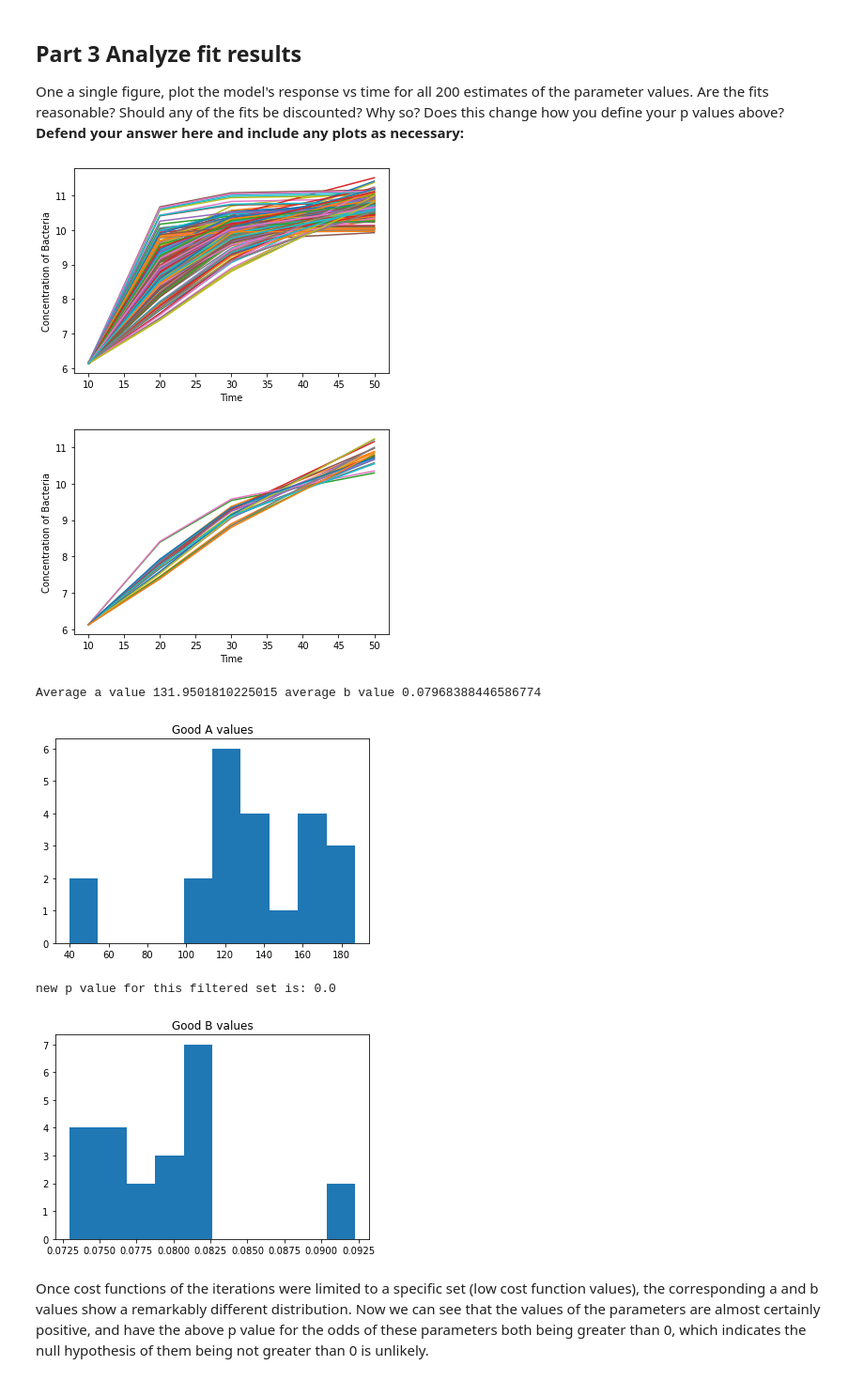
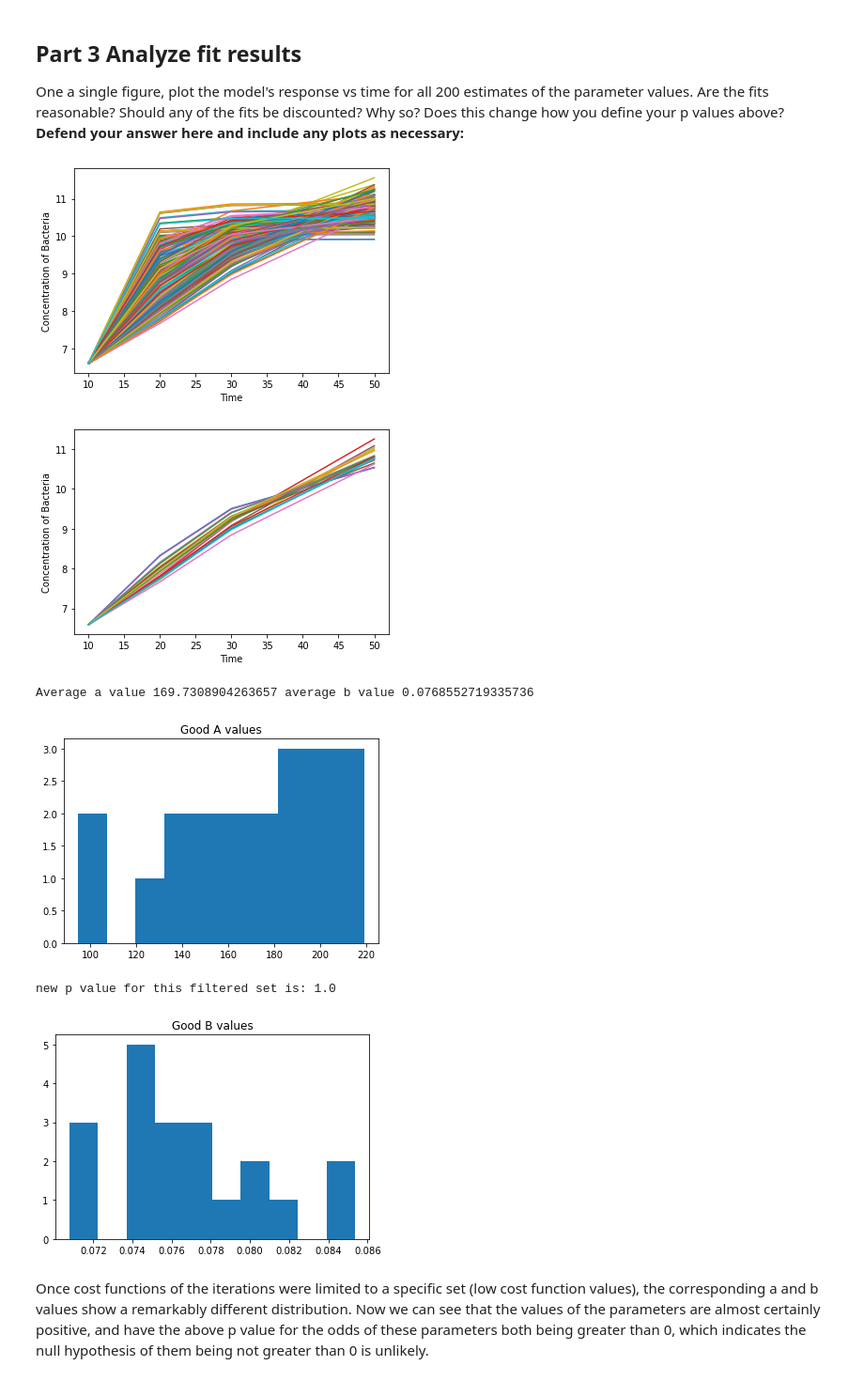
Before and after one commit to mdsnbutler/ChE_2410-Public-Repo, a Jupyter notebook: Homework/Homework 6 Bootstrapping Parameter Ranges.ipynb, the cells around one changed output. Shown at 94% size. Cells and saved outputs as stored; diff of their text form; code cells hidden in the pictures.

```diff
--- a/Homework/Homework 6 Bootstrapping Parameter Ranges.ipynb
+++ b/Homework/Homework 6 Bootstrapping Parameter Ranges.ipynb
@@ -33,7 +33,7 @@ averages = []
 dat = pd.read_csv(r"C:\Users\mdsnb\OneDrive\Documents\GitHub\ChE_2410_Math\Homework\Homework 6 Data.csv")
 
 #what does the data look like
-#print(dat)
+print(dat)
 
 #making array with averages of experiments
 for k in range(len(dat.index)):
@@ -46,7 +46,7 @@ averagescolumn = tempavgs.reshape((4, 1))
 
 #establish time values, initial conditions, and known parameters
 tvalues = [10, 20, 30, 50]
-ic = (dat.iloc[0, 1:4].mean(), 0.3, 0.8)
+ic = (dat.iloc[0, 1:5].mean(), 0.3, 0.8)
 
 #ODE system definition
 def sys(y, t, a, b):
@@ -168,47 +173,47 @@ plt.xlabel('Time')
 plt.ylabel('Concentration of Bacteria')
 plt.show()
 # %% [output]
-[figure, old version]
+[figure, new version]
 # %%
 goodas = []
 goodbs = []
 
 for k in range(len(avals)):
     if cfvals[k] < 240:
         tempa = avals[k]
         tempb = bvals[k]
         goodas.append(tempa)
         goodbs.append(tempb)
         temparray = odeint(sys, y0 = ic[0], t = tvalues, args = (tempa, tempb))
         plt.plot([10, 20, 30, 50], temparray)
 
 plt.xlabel('Time')
 plt.ylabel('Concentration of Bacteria')
 plt.show()
 
 print('Average a value', np.average(goodas), 'average b value', np.average(goodbs))
 
 plt.hist(goodas)
 plt.title('Good A values')
 plt.show()
 plt.hist(goodbs)
 plt.title('Good B values')
 
 newtally = 0
 for k in range(len(goodas)):
-    if goodas[k] <= 0:
-        if goodbs[k] <= 0:
+    if goodas[k] >= 0:
+        if goodbs[k] >= 0:
             newtally = newtally + 1
 
 newpvalue = newtally/len(goodas)
 
 print('new p value for this filtered set is:', newpvalue)
 # %% [output]
-[figure, old version]
+[figure, new version]
-Average a value 131.9501810225015 average b value 0.07968388446586774
+Average a value 169.7308904263657 average b value 0.0768552719335736
-[figure, old version]
+[figure, new version]
-new p value for this filtered set is: 0.0
+new p value for this filtered set is: 1.0
-[figure, old version]
+[figure, new version]
 # %% [markdown]
 Once cost functions of the iterations were limited to a specific set (low cost function values), the corresponding a and b values show a remarkably different distribution. Now we can see that the values of the parameters are almost certainly positive, and have the above p value for the odds of these parameters both being greater than 0, which indicates the null hypothesis of them being not greater than 0 is unlikely.
 # %% [markdown]
```
Also changed, not shown: parts of 2 cells of this notebook.
